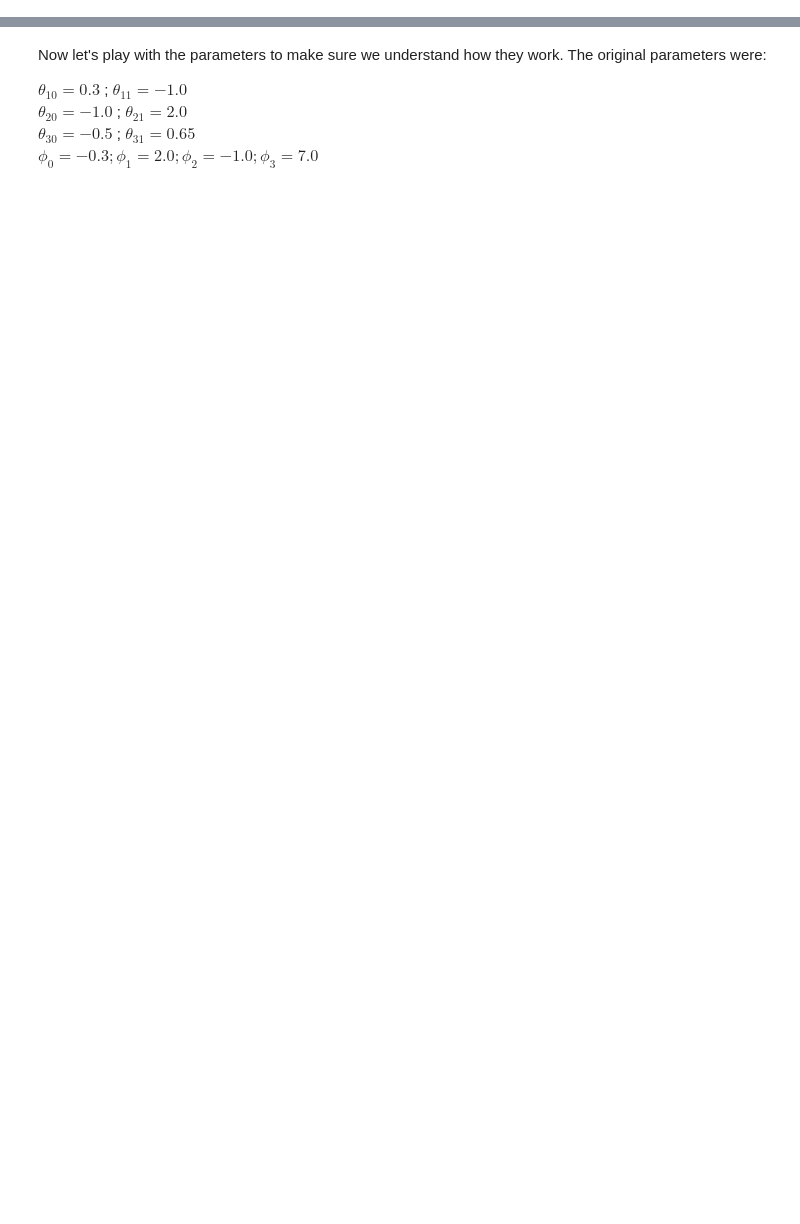
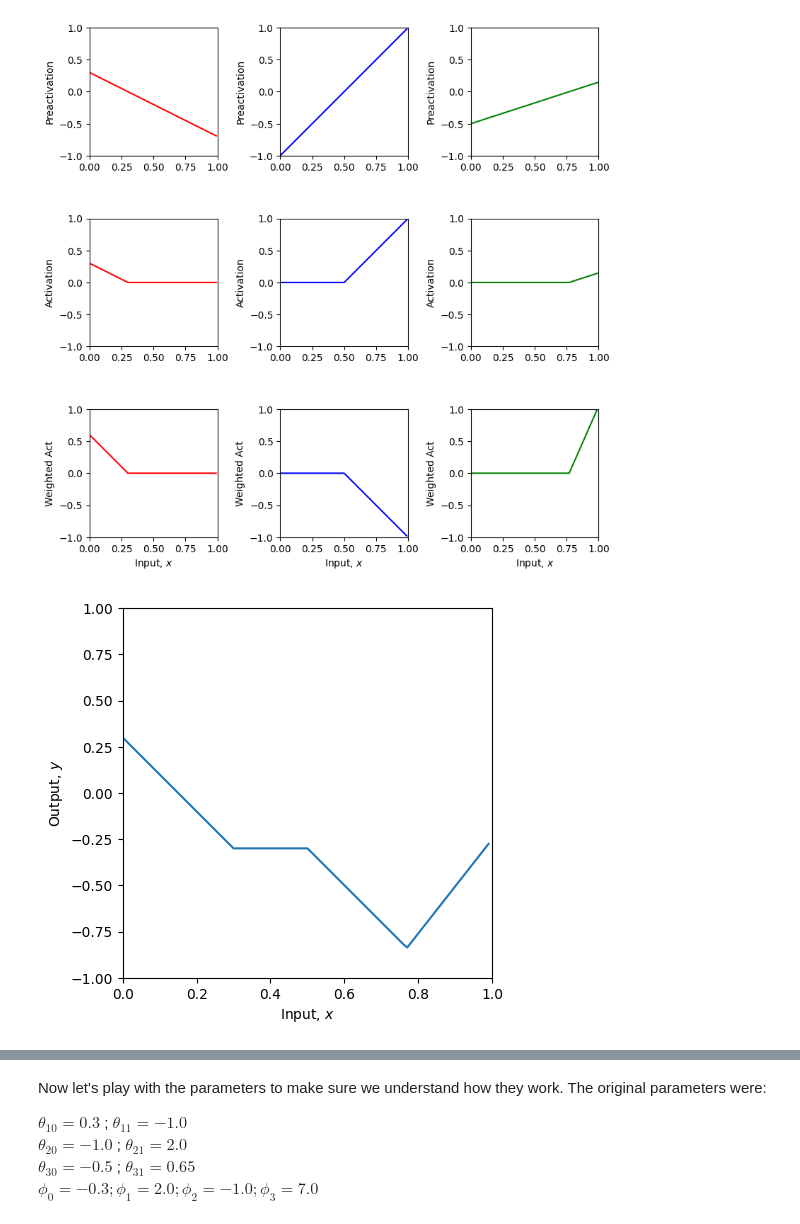
Before and after one commit to udlbook/iclimbtrees, a Jupyter notebook: notebooks/ShallowNN/NeuralNetworkExample_Answers.ipynb, the cells around one changed output, grey strips where cells are left out. Cells and saved outputs as stored; diff of their text form; code cells hidden in the pictures; blank space fills up the shorter version.

```diff
--- a/notebooks/ShallowNN/NeuralNetworkExample_Answers.ipynb
+++ b/notebooks/ShallowNN/NeuralNetworkExample_Answers.ipynb
@@ -24,13 +22,10 @@ Let's first construct the shallow neural network with one input, three hidden un
-# %%
-# Define the Rectified Linear Unit (ReLU) function
-def ReLU(preactivation):
-  # TODO write code to implement the ReLU and compute the output of the hidden unit
-  # This should work on every element of the ndarray "hidden_unit_input" at once
-  # One way to do this is with the ndarray "clip" function
-  # https://numpy.org/doc/stable/reference/generated/numpy.ndarray.clip.html
-  hidden_unit_output = np.zeros_like(hidden_unit_input));
-
-  return hidden_unit_input
+# %%
+# Define the Rectified Linear Unit (ReLU) function
+def ReLU(h_in):
+
+  h_out = h_in.clip(0.0)
+
+  return h_out
 # %%
 # Make an array of inputs
 z = np.arange(-5,5,0.1)
@@ -73,22 +73,23 @@ def shallow_1_1_3(x, activation_fn, phi_0,phi_1,phi_2,phi_3, theta_10, theta_11,
 # %%
 # Plot the shallow neural network.  We'll assume input in is range [0,1] and output [-1,1]
 # If the plot_all flag is set to true, then we'll plot all the intermediate stages as in Figure 3.3
-def plot_neural(x, y, pre_1, pre_2, pre_3, act_1, act_2, act_3, w_act_1, w_act_2, w_act_3, plot_all=False, x_data=None, y_data=None):
+def plot_neural(x, y,  h_in_1, h_in_2, h_in_3, h_out_1, h_out_2, h_out_3, \
+                  phi_h_out_1, phi_h_out_2, phi_h_out_3, plot_all=False, x_data=None, y_data=None):
 
   # Plot intermediate plots if flag set
   if plot_all:
     fig, ax = plt.subplots(3,3)
     fig.set_size_inches(8.5, 8.5)
     fig.tight_layout(pad=3.0)
-    ax[0,0].plot(x,pre_1,'r-'); ax[0,0].set_ylabel('Preactivation')
-    ax[0,1].plot(x,pre_2,'b-'); ax[0,1].set_ylabel('Preactivation')
-    ax[0,2].plot(x,pre_3,'g-'); ax[0,2].set_ylabel('Preactivation')
-    ax[1,0].plot(x,act_1,'r-'); ax[1,0].set_ylabel('Activation')
-    ax[1,1].plot(x,act_2,'b-'); ax[1,1].set_ylabel('Activation')
-    ax[1,2].plot(x,act_3,'g-'); ax[1,2].set_ylabel('Activation')
-    ax[2,0].plot(x,w_act_1,'r-'); ax[2,0].set_ylabel('Weighted Act')
-    ax[2,1].plot(x,w_act_2,'b-'); ax[2,1].set_ylabel('Weighted Act')
-    ax[2,2].plot(x,w_act_3,'g-'); ax[2,2].set_ylabel('Weighted Act')
+    ax[0,0].plot(x,h_in_1,'r-'); ax[0,0].set_ylabel('Preactivation')
+    ax[0,1].plot(x,h_in_2,'b-'); ax[0,1].set_ylabel('Preactivation')
+    ax[0,2].plot(x,h_in_3,'g-'); ax[0,2].set_ylabel('Preactivation')
+    ax[1,0].plot(x,h_out_1,'r-'); ax[1,0].set_ylabel('Activation')
+    ax[1,1].plot(x,h_out_2,'b-'); ax[1,1].set_ylabel('Activation')
+    ax[1,2].plot(x,h_out_3,'g-'); ax[1,2].set_ylabel('Activation')
+    ax[2,0].plot(x,phi_h_out_1,'r-'); ax[2,0].set_ylabel('Weighted Act')
+    ax[2,1].plot(x,phi_h_out_2,'b-'); ax[2,1].set_ylabel('Weighted Act')
+    ax[2,2].plot(x,phi_h_out_3,'g-'); ax[2,2].set_ylabel('Weighted Act')
 
     for plot_y in range(3):
       for plot_x in range(3):
@@ -110,18 +111,22 @@ def plot_neural(x, y, pre_1, pre_2, pre_3, act_1, act_2, act_3, w_act_1, w_act_2
 # %%
 # Now lets define some parameters and run the neural network
 theta_10 =  0.3 ; theta_11 = -1.0
 theta_20 = -1.0  ; theta_21 = 2.0
 theta_30 = -0.5  ; theta_31 = 0.65
 phi_0 = -0.3; phi_1 = 2.0; phi_2 = -1.0; phi_3 = 7.0
 
 # Define a range of input values
 x = np.arange(0,1,0.01)
 
 # We run the neural network for each of these input values
-y, pre_1, pre_2, pre_3, act_1, act_2, act_3, w_act_1, w_act_2, w_act_3 = \
-    shallow_1_1_3(x, ReLU, phi_0,phi_1,phi_2,phi_3, theta_10, theta_11, theta_20, theta_21, theta_30, theta_31)
+y,  h_in_1, h_in_2, h_in_3, h_out_1, h_out_2, h_out_3, phi_h_out_1, phi_h_out_2, phi_h_out_3,= \
+    shallow_1_1_3(x, ReLU, phi_0, phi_1, phi_2, phi_3, theta_10, theta_11, theta_20, theta_21, theta_30, theta_31)
 # And then plot it
-plot_neural(x, y, pre_1, pre_2, pre_3, act_1, act_2, act_3, w_act_1, w_act_2, w_act_3, plot_all=True)
+plot_neural(x, y, h_in_1, h_in_2, h_in_3, h_out_1, h_out_2, h_out_3, \
+                  phi_h_out_1, phi_h_out_2, phi_h_out_3, plot_all=True)
+# %% [output]
+[figure, added]
+[figure, added]
 # %% [markdown]
 If your code is correct, then the final output should look like this:
 <img src="embedded-picture-1">
```
Also changed, not shown: parts of 10 cells of this notebook.
